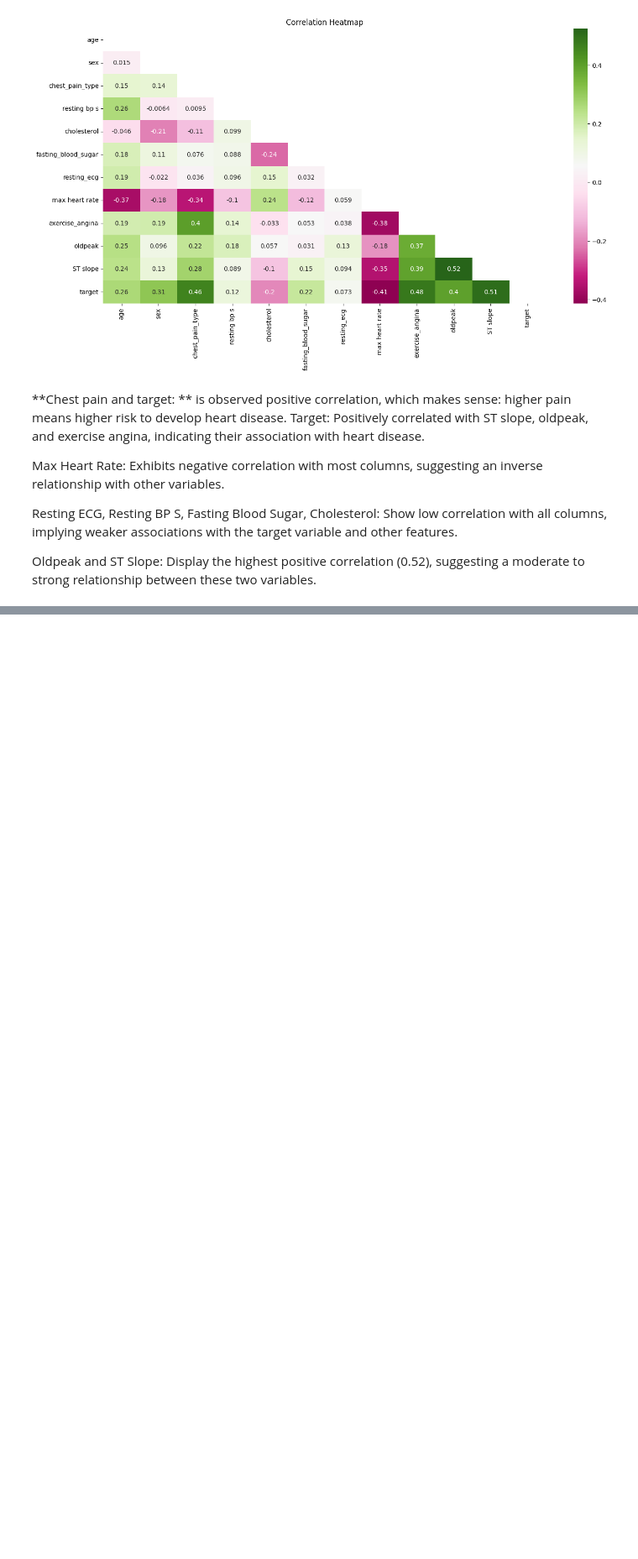
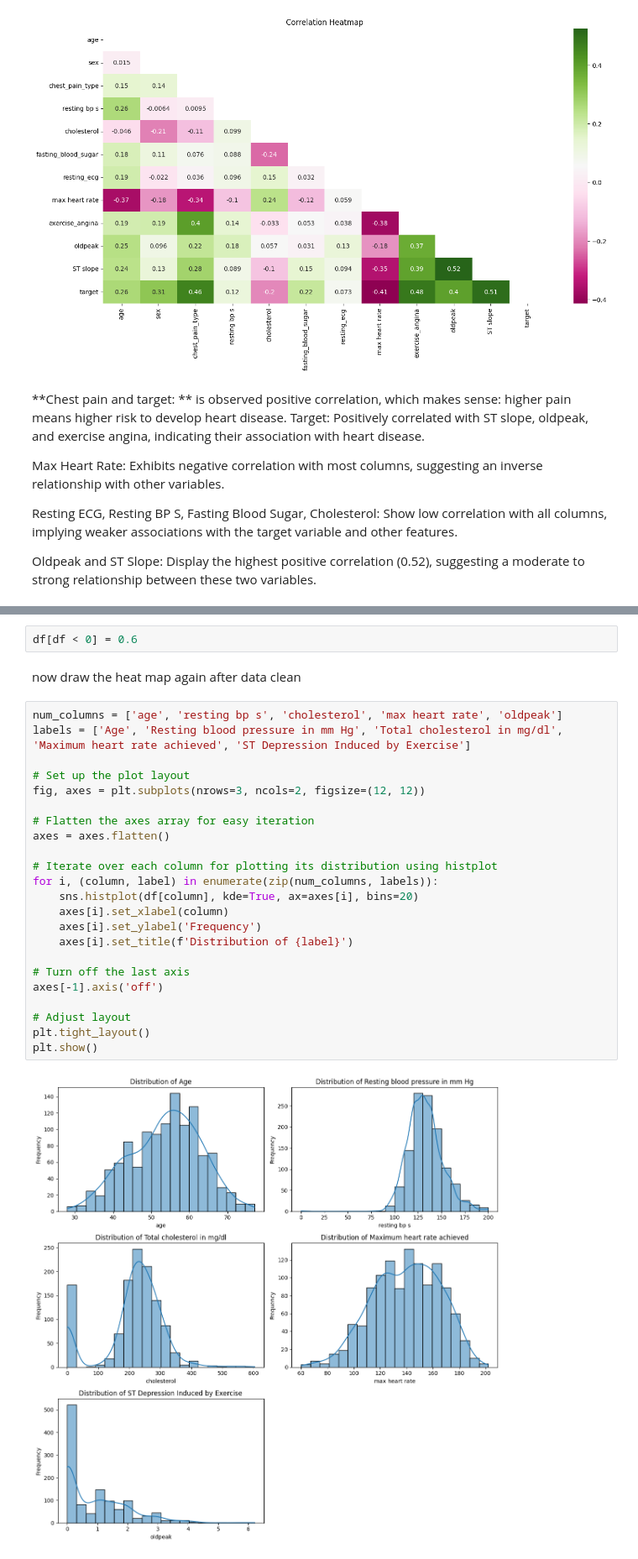
Before and after one commit to SallyHummran24/onlinefoods, a Jupyter notebook: heart.ipynb, the cells around one changed output, grey strips where cells are left out. Shown at 84% size. Cells and saved outputs as stored; diff of their text form; blank space fills up the shorter version.

```diff
--- a/heart.ipynb
+++ b/heart.ipynb
@@ -152,0 +199,29 @@ Oldpeak and ST Slope: Display the highest positive correlation (0.52), suggestin
+# %%
+df[df < 0] = 0.6
+# %% [markdown]
+now draw the heat map again after data clean
+# %%
+num_columns = ['age', 'resting bp s', 'cholesterol', 'max heart rate', 'oldpeak']
+labels = ['Age', 'Resting blood pressure in mm Hg', 'Total cholesterol in mg/dl', 'Maximum heart rate achieved', 'ST Depression Induced by Exercise']
+
+# Set up the plot layout
+fig, axes = plt.subplots(nrows=3, ncols=2, figsize=(12, 12))
+
+# Flatten the axes array for easy iteration
+axes = axes.flatten()
+
+# Iterate over each column for plotting its distribution using histplot
+for i, (column, label) in enumerate(zip(num_columns, labels)):
+    sns.histplot(df[column], kde=True, ax=axes[i], bins=20)
+    axes[i].set_xlabel(column)
+    axes[i].set_ylabel('Frequency')
+    axes[i].set_title(f'Distribution of {label}')
+
+# Turn off the last axis
+axes[-1].axis('off')
+
+# Adjust layout
+plt.tight_layout()
+plt.show()
+# %% [output]
+[figure, added]
```
Also changed, not shown: parts of 11 cells of this notebook.
